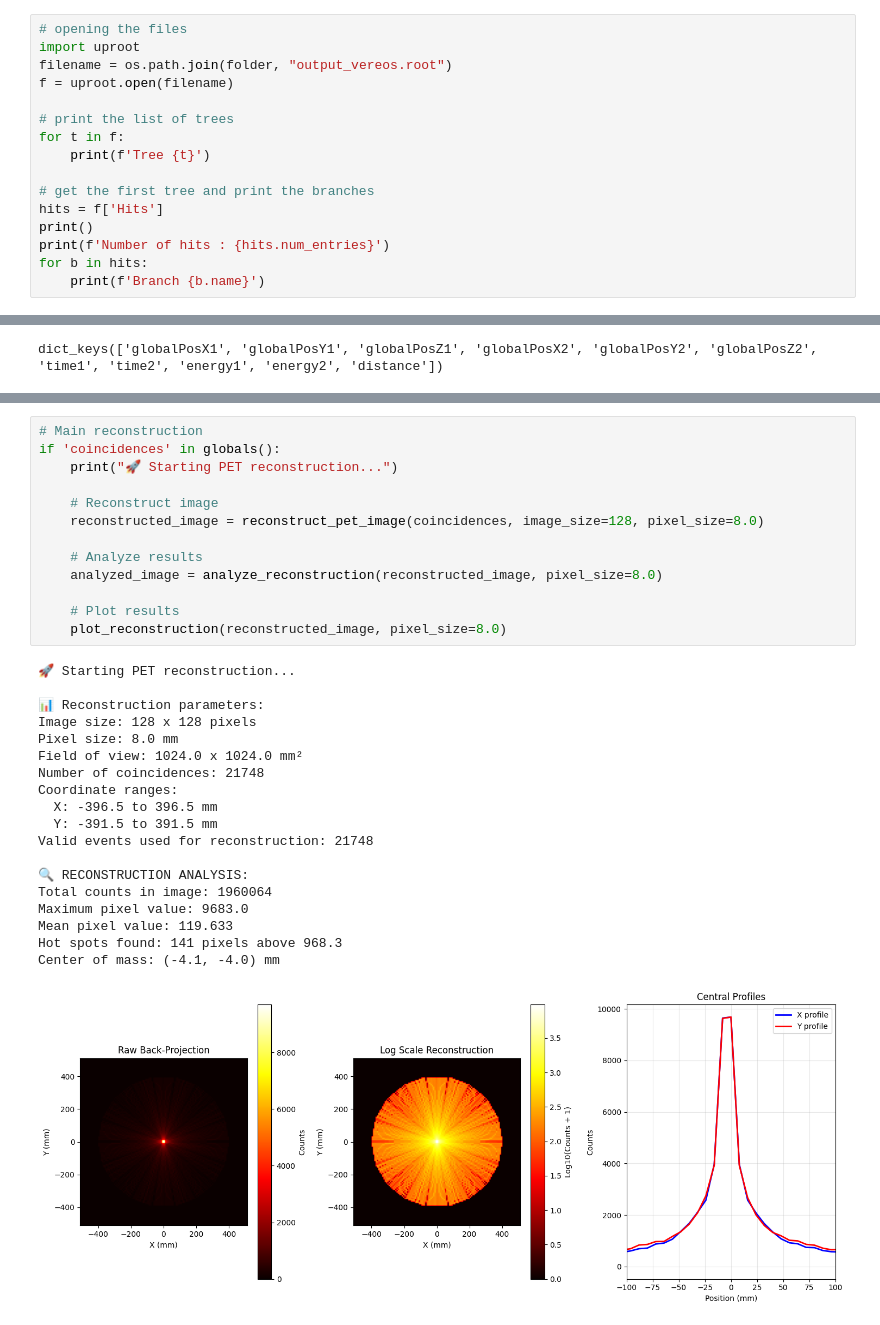
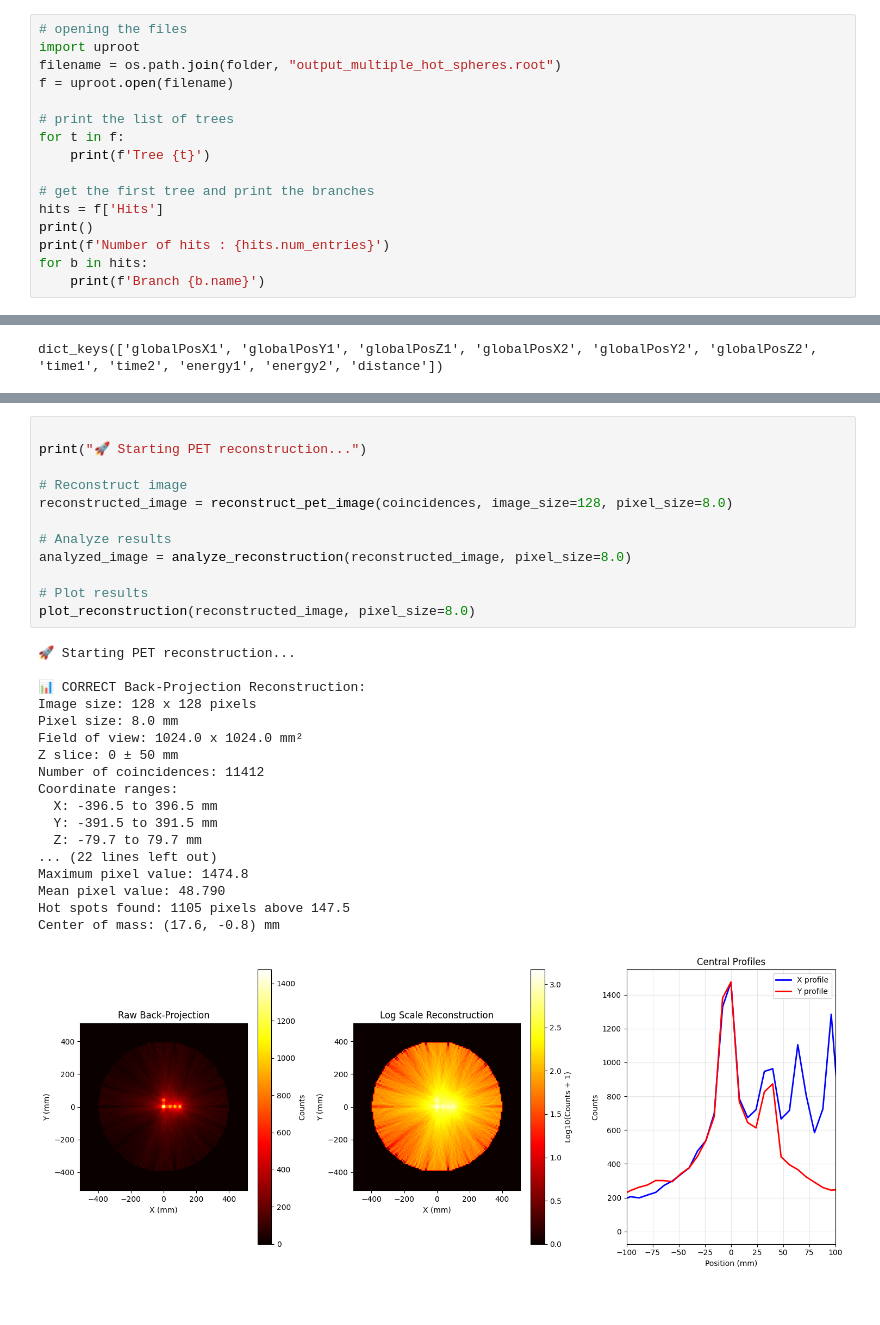
Before and after one commit to darkmatter-ucsd/LXePETSim, a Jupyter notebook: LXePETSim/PET_example/plot_pet_results.ipynb, the cells around one changed output, grey strips where cells are left out. Drawn from its saved outputs; the diff is of its cells as text.

```diff
--- a/LXePETSim/PET_example/plot_pet_results.ipynb
+++ b/LXePETSim/PET_example/plot_pet_results.ipynb
@@ -36,7 +24,7 @@ Simulation timing: -1 to -1 seconds
 # %%
 # opening the files
 import uproot
-filename = os.path.join(folder, "output_vereos.root")
+filename = os.path.join(folder, "output_multiple_hot_spheres.root")
 f = uproot.open(filename)
 
 # print the list of trees
@@ -721,33 +1002,31 @@ Simple back-projection algorithm for annihilation gamma pairs
 # %%
-# Main reconstruction
-if 'coincidences' in globals():
-    print("🚀 Starting PET reconstruction...")
 
-    # Reconstruct image
-    reconstructed_image = reconstruct_pet_image(coincidences, image_size=128, pixel_size=8.0)
+print("🚀 Starting PET reconstruction...")
 
-    # Analyze results
-    analyzed_image = analyze_reconstruction(reconstructed_image, pixel_size=8.0)
+# Reconstruct image
+reconstructed_image = reconstruct_pet_image(coincidences, image_size=128, pixel_size=8.0)
 
-    # Plot results
-    plot_reconstruction(reconstructed_image, pixel_size=8.0)
+# Analyze results
+analyzed_image = analyze_reconstruction(reconstructed_image, pixel_size=8.0)
+
+# Plot results
+plot_reconstruction(reconstructed_image, pixel_size=8.0)
 # %% [output]
 🚀 Starting PET reconstruction...
 
-📊 Reconstruction parameters:
+📊 CORRECT Back-Projection Reconstruction:
 Image size: 128 x 128 pixels
 Pixel size: 8.0 mm
 Field of view: 1024.0 x 1024.0 mm²
-Number of coincidences: 21748
+Z slice: 0 ± 50 mm
+Number of coincidences: 11412
 Coordinate ranges:
   X: -396.5 to 396.5 mm
   Y: -391.5 to 391.5 mm
-Valid events used for reconstruction: 21748
-
-🔍 RECONSTRUCTION ANALYSIS:
-Total counts in image: 1960064
-Maximum pixel value: 9683.0
-Mean pixel value: 119.633
-Hot spots found: 141 pixels above 968.3
-Center of mass: (-4.1, -4.0) mm
+  Z: -79.7 to 79.7 mm
+... (22 lines left out)
+Maximum pixel value: 1474.8
+Mean pixel value: 48.790
+Hot spots found: 1105 pixels above 147.5
+Center of mass: (17.6, -0.8) mm
-[figure, old version]
+[figure, new version]
```
Also changed, not shown: parts of 7 cells of this notebook.
